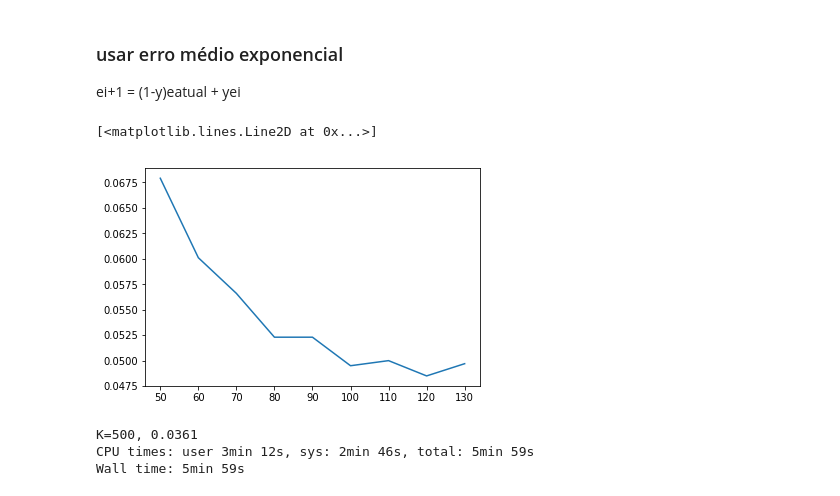
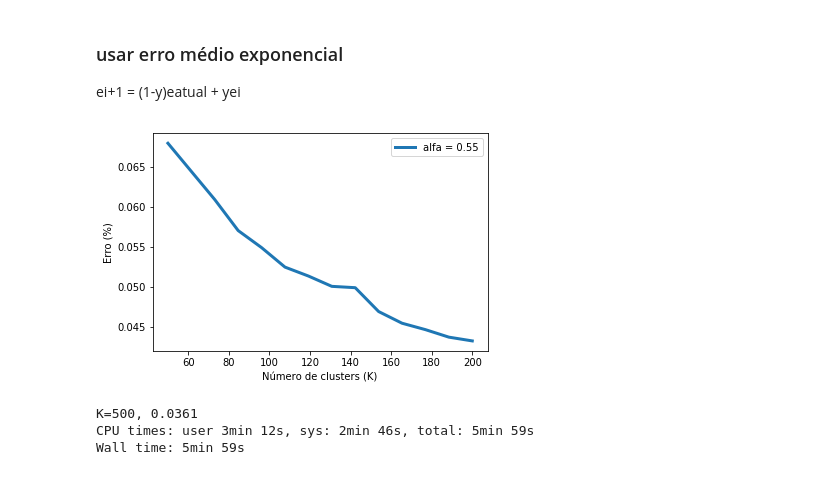
Before and after one commit to diegomhamilton/machine-learning, a Jupyter notebook: projeto-final/proj_final.ipynb, the cells around one changed output. Saved outputs shown, nothing was run; the diff lists cells and outputs as text; code cells hidden in the pictures.

Commit message:
Tests results

```diff
--- a/projeto-final/proj_final.ipynb
+++ b/projeto-final/proj_final.ipynb
@@ -210,20 +287,39 @@ Wall time: 12min 15s
 
 ei+1 = (1-y)eatual + yei
 # %%
-x = [(50, 0.0679),
-(60, 0.0601),
-(70, 0.0566),
-(80, 0.0523),
-(90, 0.0523),
-(100, 0.0495),
-(110, 0.05),
-(120, 0.0485),
-(130, 0.0497)]
+# results = [(50, 0.0679),
+# (60, 0.0601),
+# (70, 0.0566),
+# (80, 0.0523),
+# (90, 0.0523),
+# (100, 0.0495),
+# (110, 0.05),
+# (120, 0.0485),
+# (130, 0.0497),
+# (140, 0.0433),
+# (150, 0.0437)]
 
-plt.plot([a[0] for a in x], [a[1] for a in x])
+total = []
+
+# for alfa in np.arange(0, 1.05, 0.05):
+for alfa in [0.45, 0.5, 0.55, 0.6]:
+    total.append(calc_exp_error(error, alfa))
-# %% [output]
-[<matplotlib.lines.Line2D at 0x...>]
-[figure, removed]
+# %%
+def calc_exp_error(err, alfa):
+    exp_e = [err[0]]
+    for i in range(1, len(err) - 1):
+        exp_e.append((1-alfa)*err[i] + alfa*exp_e[i-1])
+
+    return exp_e
+# %%
+K = np.linspace(50,200,14)
+plt.plot(K, calc_exp_error(error, 0.25), label='alfa = 0.55', linewidth = 3)
+plt.ylabel('Erro (%)')
+plt.xlabel('Número de clusters (K)')
+plt.legend()
+plt.show()
+# %% [output]
+[figure, added]
 # %%
 %%time
 for new_data_len in [500]:
```
Also changed, not shown: parts of 13 cells of this notebook.
